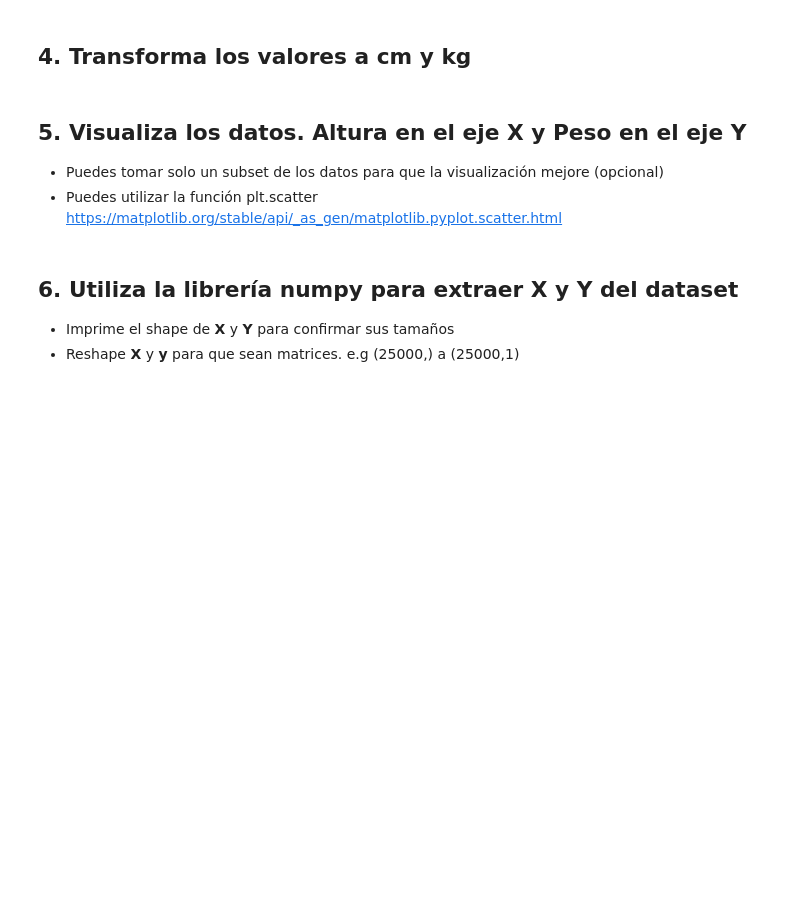
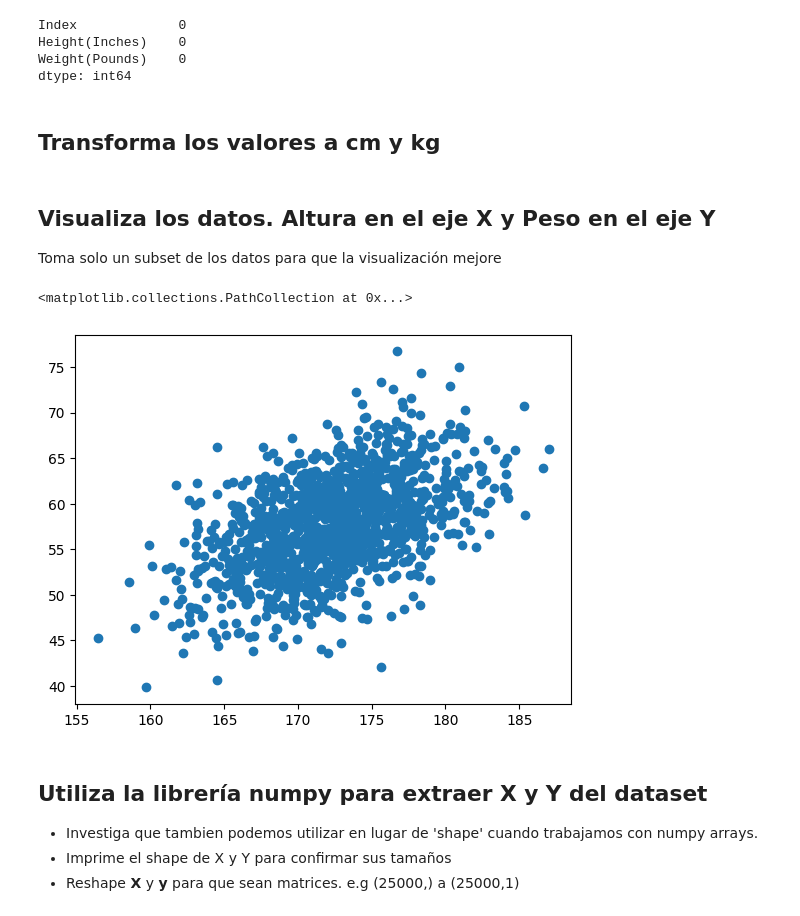
Before and after one commit to ArielRamosVela/ML_course, a Jupyter notebook: Talleres/Taller_4.ipynb, the cells around one changed output. Cells and saved outputs as stored; diff of their text form; code cells hidden in the pictures; blank space fills up the shorter version.

```diff
--- a/Talleres/Taller_4.ipynb
+++ b/Talleres/Taller_4.ipynb
@@ -15,6 +7,6 @@ https://www.kaggle.com/datasets/burnoutminer/heights-and-weights-dataset
 # %%
 import pandas as pd
 
-df = ### Completar
+df = pd.read_csv('SOCR-HeightWeight.csv')
 # %%
 df.shape
@@ -23,7 +24,12 @@ df.head()
 # %%
 df.isnull().sum()
+# %% [output]
+Index             0
+Height(Inches)    0
+Weight(Pounds)    0
+dtype: int64
 # %% [markdown]
-## 4. Transforma los valores a cm y kg
+## Transforma los valores a cm y kg
 # %%
 df['Altura'] = df['Height(Inches)'] * 2.54
 df['Peso'] = df['Weight(Pounds)'] * 0.453592
@@ -32,6 +37,5 @@ df['Peso'] = df['Weight(Pounds)'] * 0.453592
 df.drop(['Height(Inches)', 'Weight(Pounds)'], axis=1, inplace=True)
 # %% [markdown]
-## 5. Visualiza los datos. Altura en el eje X y Peso en el eje Y
+## Visualiza los datos. Altura en el eje X y Peso en el eje Y
 
-- Puedes tomar solo un subset de los datos para que la visualización mejore (opcional)
-- Puedes utilizar la función plt.scatter https://matplotlib.org/stable/api/_as_gen/matplotlib.pyplot.scatter.html
+Toma solo un subset de los datos para que la visualización mejore
@@ -42,7 +42,18 @@ import matplotlib.pyplot as plt
+# %%
+import matplotlib.pyplot as plt
+
+# Tomar un subconjunto aleatorio del 10% de los datos
+subset_df = df.sample(frac=0.05, random_state=1)
+
+plt.scatter(subset_df['Altura'], subset_df['Peso'])
+# %% [output]
+<matplotlib.collections.PathCollection at 0x...>
+[figure, added]
 # %% [markdown]
-## 6. Utiliza la librería numpy para extraer X y Y del dataset
+## Utiliza la librería numpy para extraer X y Y del dataset
 
-- Imprime el shape de **X** y **Y** para confirmar sus tamaños
+- Investiga que tambien podemos utilizar en lugar de 'shape' cuando trabajamos con numpy arrays.
+- Imprime el shape de X y Y para confirmar sus tamaños
 - Reshape **X** y **y** para que sean matrices. e.g (25000,) a (25000,1)
 # %%
 import numpy as np
```
Also changed, not shown: parts of 36 cells of this notebook.
